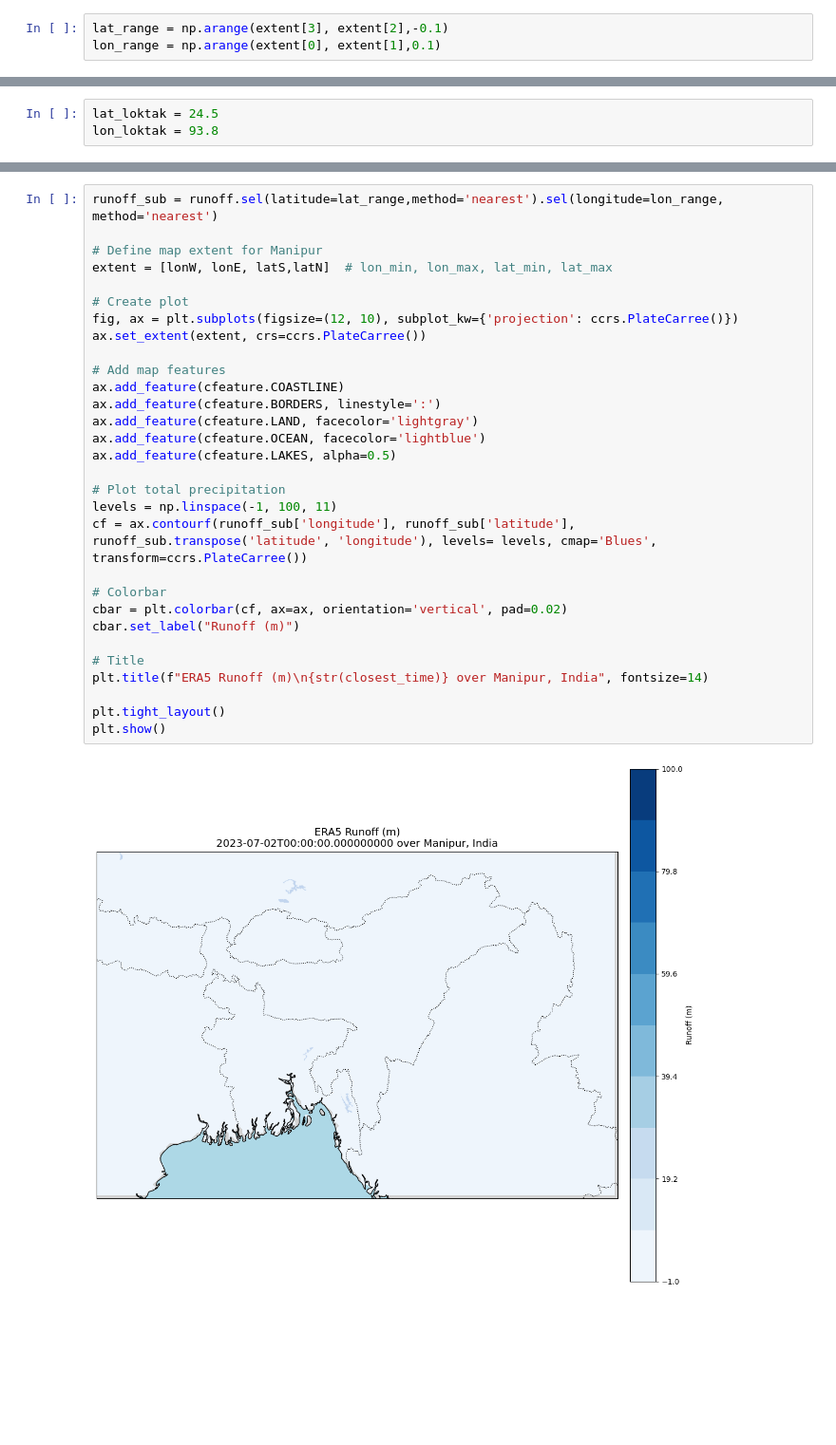
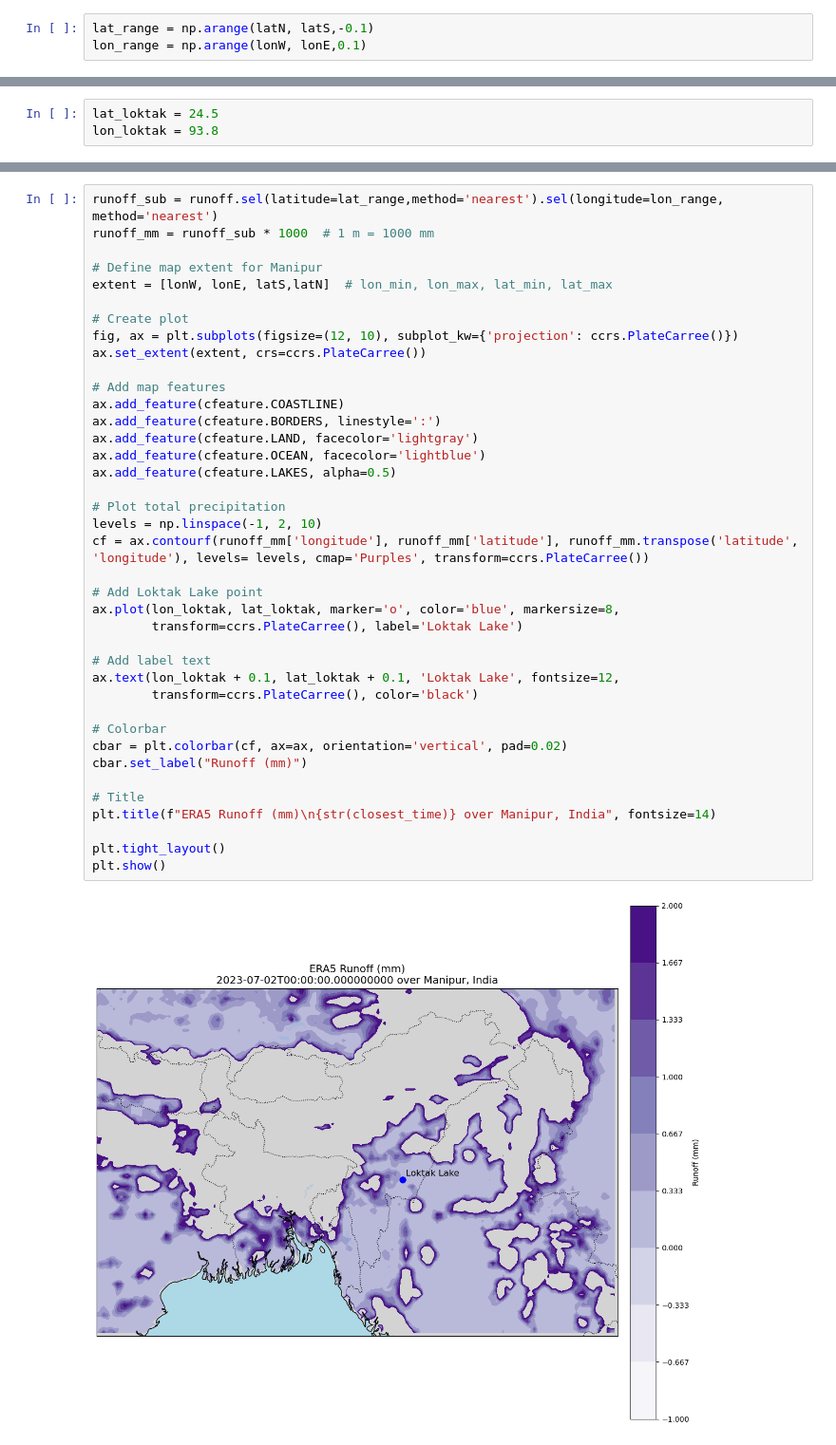
Before and after one commit to jlbouffard/proto-cookbook, a Jupyter notebook: notebooks/notebook1.ipynb, the cells around one changed output, grey strips where cells are left out. Shown at 95% size. Saved outputs shown, nothing was run; the diff lists cells and outputs as text; blank space fills up the shorter version.

```diff
--- a/notebooks/notebook1.ipynb
+++ b/notebooks/notebook1.ipynb
@@ -132,3 +129,3 @@ m
 # %%
-lat_range = np.arange(extent[3], extent[2],-0.1)
-lon_range = np.arange(extent[0], extent[1],0.1)
+lat_range = np.arange(latN, latS,-0.1)
+lon_range = np.arange(lonW, lonE,0.1)
@@ -269,32 +274,41 @@ plt.show()
 # %%
 runoff_sub = runoff.sel(latitude=lat_range,method='nearest').sel(longitude=lon_range, method='nearest')
+runoff_mm = runoff_sub * 1000  # 1 m = 1000 mm
 
 # Define map extent for Manipur
 extent = [lonW, lonE, latS,latN]  # lon_min, lon_max, lat_min, lat_max
 
 # Create plot
 fig, ax = plt.subplots(figsize=(12, 10), subplot_kw={'projection': ccrs.PlateCarree()})
 ax.set_extent(extent, crs=ccrs.PlateCarree())
 
 # Add map features
 ax.add_feature(cfeature.COASTLINE)
 ax.add_feature(cfeature.BORDERS, linestyle=':')
 ax.add_feature(cfeature.LAND, facecolor='lightgray')
 ax.add_feature(cfeature.OCEAN, facecolor='lightblue')
 ax.add_feature(cfeature.LAKES, alpha=0.5)
 
 # Plot total precipitation
-levels = np.linspace(-1, 100, 11)
-cf = ax.contourf(runoff_sub['longitude'], runoff_sub['latitude'], runoff_sub.transpose('latitude', 'longitude'), levels= levels, cmap='Blues', transform=ccrs.PlateCarree())
+levels = np.linspace(-1, 2, 10)
+cf = ax.contourf(runoff_mm['longitude'], runoff_mm['latitude'], runoff_mm.transpose('latitude', 'longitude'), levels= levels, cmap='Purples', transform=ccrs.PlateCarree())
+
+# Add Loktak Lake point
+ax.plot(lon_loktak, lat_loktak, marker='o', color='blue', markersize=8,
+        transform=ccrs.PlateCarree(), label='Loktak Lake')
+
+# Add label text
+ax.text(lon_loktak + 0.1, lat_loktak + 0.1, 'Loktak Lake', fontsize=12,
+        transform=ccrs.PlateCarree(), color='black')
 
 # Colorbar
 cbar = plt.colorbar(cf, ax=ax, orientation='vertical', pad=0.02)
-cbar.set_label("Runoff (m)")
+cbar.set_label("Runoff (mm)")
 
 # Title
-plt.title(f"ERA5 Runoff (m)\n{str(closest_time)} over Manipur, India", fontsize=14)
+plt.title(f"ERA5 Runoff (mm)\n{str(closest_time)} over Manipur, India", fontsize=14)
 
 plt.tight_layout()
 plt.show()
 # %% [output]
-[figure, old version]
+[figure, new version]
```
Also changed, not shown: parts of 37 cells of this notebook, 5 other files.
